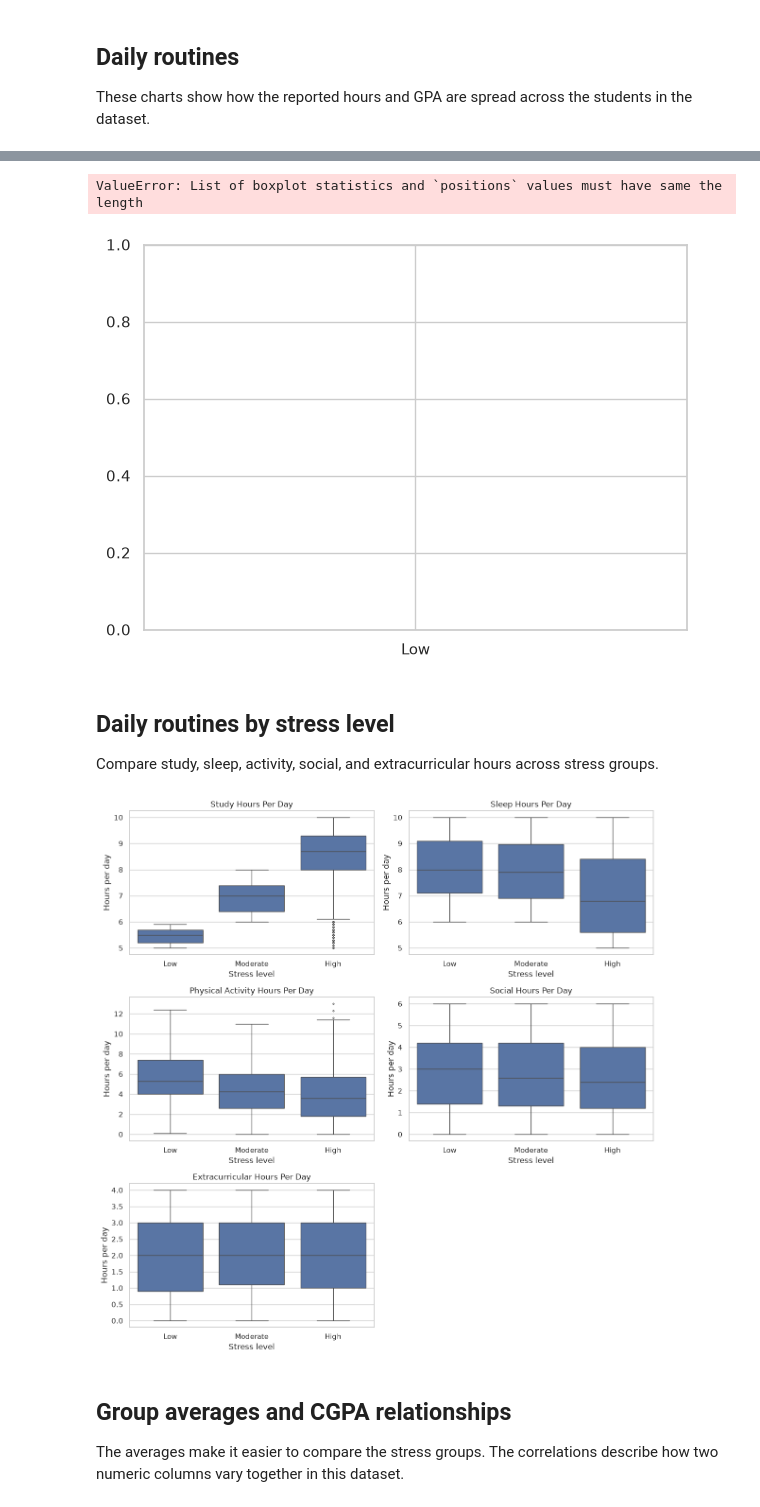
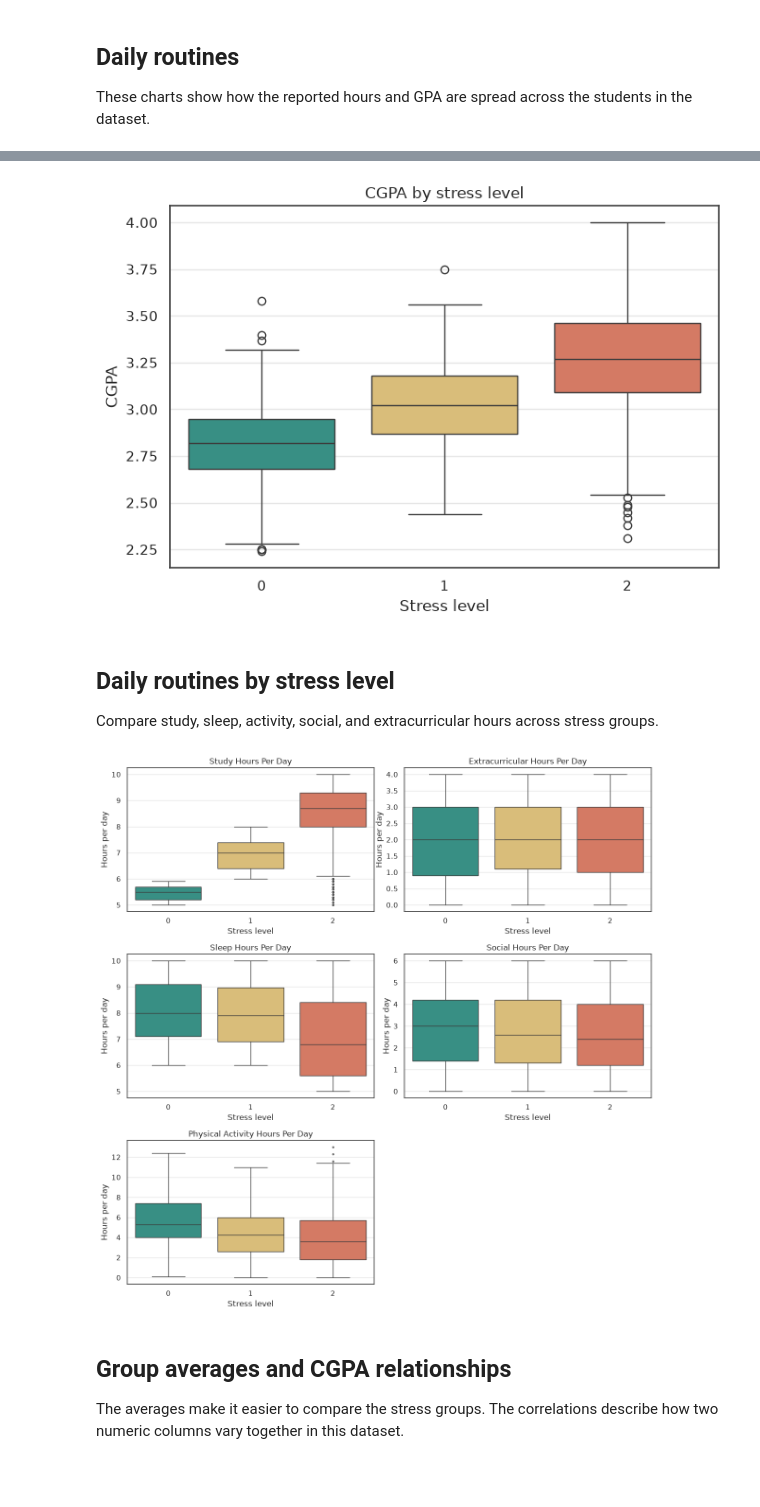
Before and after one commit to svschakri/CS-215-DAI_project, a Jupyter notebook: analysis.ipynb, the cells around one changed output, grey strips where cells are left out. Drawn from its saved outputs; the diff is of its cells as text; code cells hidden in the pictures; blank space fills up the shorter version.

```diff
--- a/analysis.ipynb
+++ b/analysis.ipynb
@@ -59,0 +67,18 @@ plt.show()
+# %%
+stress_counts = df["Stress_Level"].value_counts().reindex([0, 1, 2])
+stress_labels = ["Low (0)", "Medium (1)", "High (2)"]
+
+fig, ax = plt.subplots(figsize=(6, 6))
+ax.pie(
+    stress_counts,
+    labels=stress_labels,
+    autopct=lambda p: f"{p:.1f}%\n({round(p * stress_counts.sum() / 100):,})",
+    startangle=90,
+    counterclock=False,
+    colors=[STRESS_PALETTE[s] for s in [0, 1, 2]],
+    wedgeprops={"edgecolor": "white", "linewidth": 2},
+    textprops={"fontsize": 11},
+)
+ax.set_title("Students by stress level")
+plt.tight_layout()
+plt.show()
@@ -62,19 +89,12 @@ plt.show()
 
 These charts show how the reported hours and GPA are spread across the students in the dataset.
 # %%
-columns_to_plot = [
-    "Study_Hours_Per_Day",
-    "Extracurricular_Hours_Per_Day",
-    "Sleep_Hours_Per_Day",
-    "Social_Hours_Per_Day",
-    "Physical_Activity_Hours_Per_Day",
-    "CGPA",
-]
+columns_to_plot = TIME_COLS + ["CGPA"]
 
 fig, axes = plt.subplots(3, 2, figsize=(12, 12))
 for ax, column in zip(axes.flat, columns_to_plot):
     label = column.replace("_", " ")
-    sns.histplot(data=df, x=column, bins=15, kde=True, color="#4c72b0", ax=ax)
+    sns.histplot(data=df, x=column, bins=15, kde=True, color=COLUMN_COLOR[column], edgecolor="white", ax=ax)
     ax.set(title=label, xlabel=label, ylabel="Number of students")
 
 plt.tight_layout()
@@ -92,47 +118,44 @@ sns.boxplot(
     x="Stress_Level",
     y="CGPA",
     order=stress_order,
-    color="#4c72b0",
+    hue="Stress_Level",
+    palette=STRESS_PALETTE,
+    legend=False,
     ax=ax,
 )
 ax.set(title="CGPA by stress level", xlabel="Stress level", ylabel="CGPA")
 plt.tight_layout()
 plt.show()
 # %% [output]
-ValueError: List of boxplot statistics and `positions` values must have same the length
-[figure, old version]
+[figure, new version]
 # %% [markdown]
 ## Daily routines by stress level
 
 Compare study, sleep, activity, social, and extracurricular hours across stress groups.
 # %%
-routine_columns = [
-    "Study_Hours_Per_Day",
-    "Sleep_Hours_Per_Day",
-    "Physical_Activity_Hours_Per_Day",
-    "Social_Hours_Per_Day",
-    "Extracurricular_Hours_Per_Day",
-]
+routine_columns = TIME_COLS
 
 fig, axes = plt.subplots(3, 2, figsize=(12, 12))
 for ax, column in zip(axes.flat, routine_columns):
     label = column.replace("_", " ")
     sns.boxplot(
         data=df,
         x="Stress_Level",
         y=column,
         order=stress_order,
-        color="#4c72b0",
+        hue="Stress_Level",
+        palette=STRESS_PALETTE,
+        legend=False,
         fliersize=2,
         ax=ax,
     )
     ax.set(title=label, xlabel="Stress level", ylabel="Hours per day")
 
 axes.flat[-1].set_visible(False)
 plt.tight_layout()
 plt.show()
 # %% [output]
-[figure, old version]
+[figure, new version]
 # %% [markdown]
 ## Group averages and CGPA relationships
 
```
Also changed, not shown: parts of 38 cells of this notebook.
